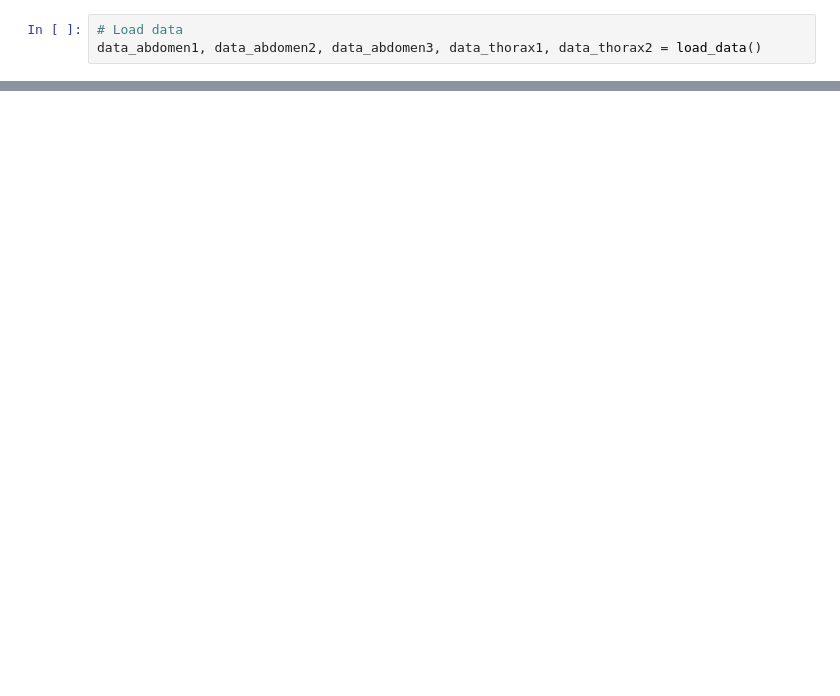
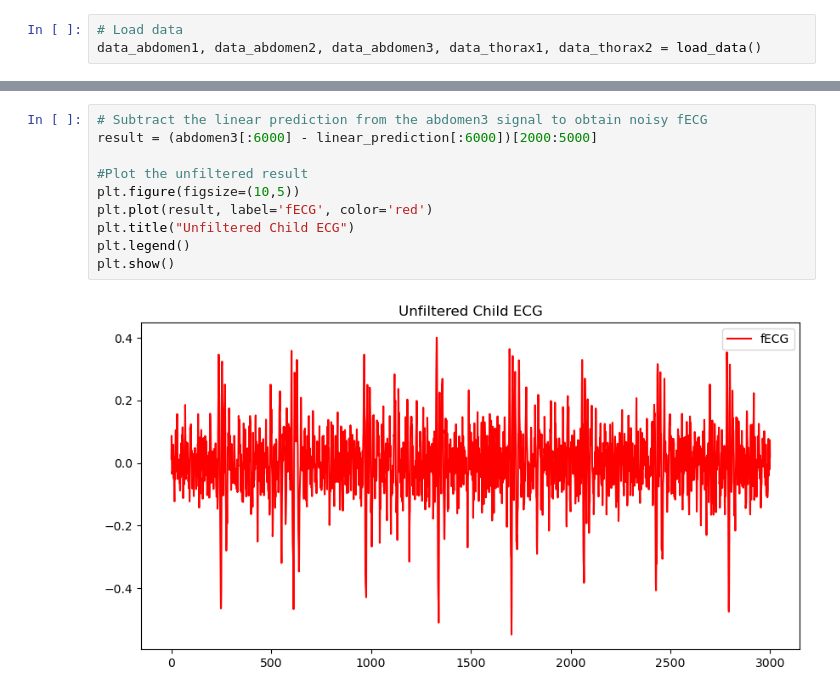
Before and after one commit to arasaniu/aml, a Jupyter notebook: src/main.ipynb, the cells around one changed output, grey strips where cells are left out. Cells and saved outputs as stored; diff of their text form; blank space fills up the shorter version.

```diff
--- a/src/main.ipynb
+++ b/src/main.ipynb
@@ -129,0 +143,12 @@ Mean Squared Error on Test Set: 0.0095
+# %%
+# Subtract the linear prediction from the abdomen3 signal to obtain noisy fECG
+result = (abdomen3[:6000] - linear_prediction[:6000])[2000:5000]
+
+#Plot the unfiltered result
+plt.figure(figsize=(10,5))
+plt.plot(result, label='fECG', color='red')
+plt.title("Unfiltered Child ECG")
+plt.legend()
+plt.show()
+# %% [output]
+[figure, added]
```
Also changed, not shown: parts of 16 cells of this notebook, 1 other file.
